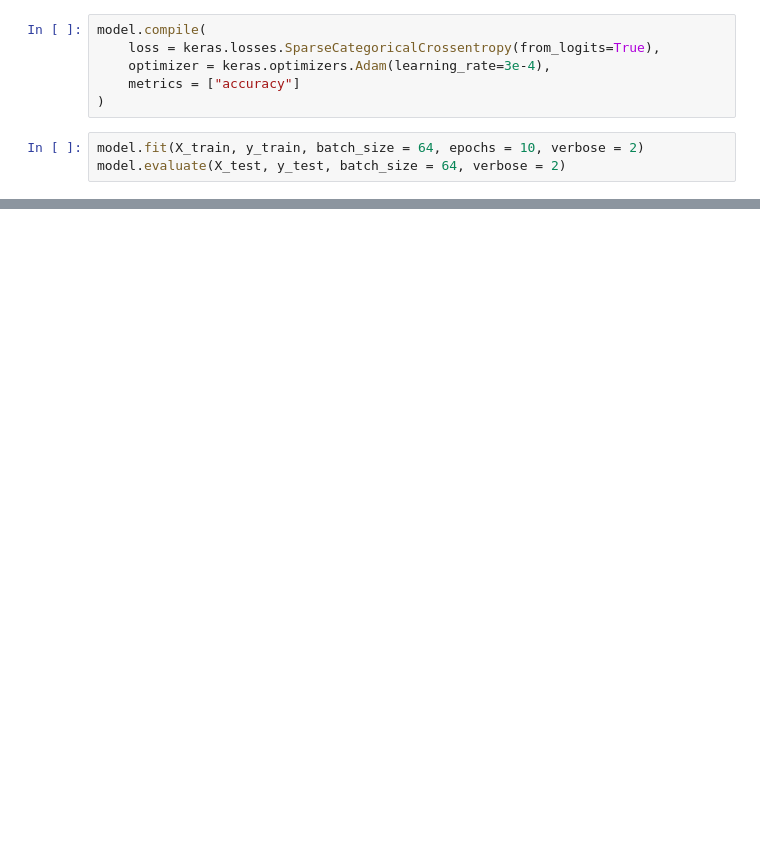
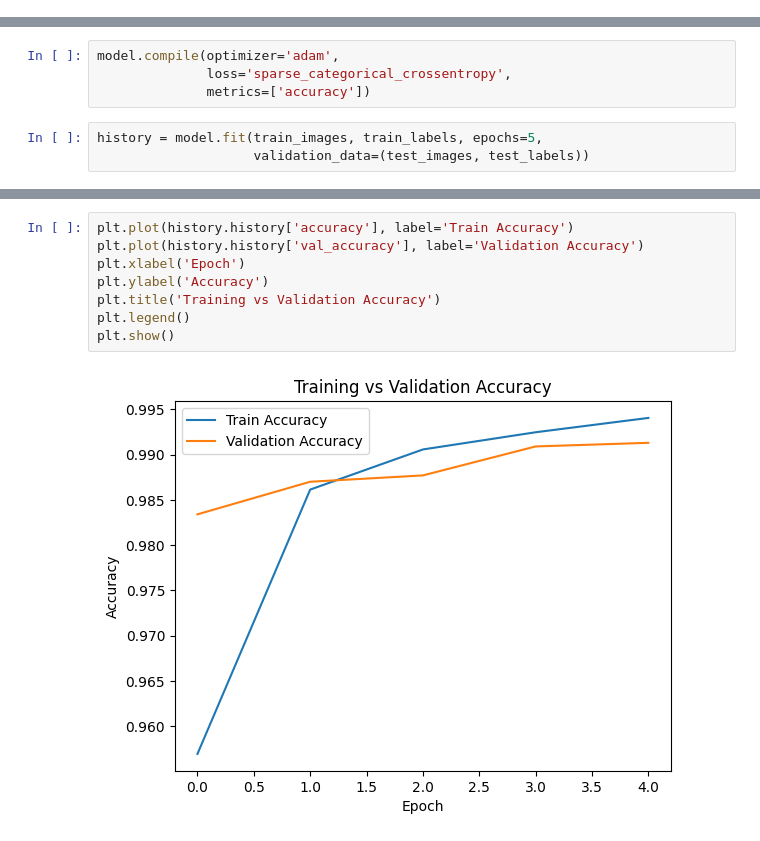
Before and after one commit to benasphy/Deep-Learning, a Jupyter notebook: CNN_Implementation.ipynb, the cells around one changed output, grey strips where cells are left out. Saved outputs shown, nothing was run; the diff lists cells and outputs as text; blank space fills up the shorter version.

```diff
--- a/CNN_Implementation.ipynb
+++ b/CNN_Implementation.ipynb
@@ -59,9 +64,0 @@ None
-# %%
-model.compile(
-    loss = keras.losses.SparseCategoricalCrossentropy(from_logits=True),
-    optimizer = keras.optimizers.Adam(learning_rate=3e-4),
-    metrics = ["accuracy"]
-)
-# %%
-model.fit(X_train, y_train, batch_size = 64, epochs = 10, verbose = 2)
-model.evaluate(X_test, y_test, batch_size = 64, verbose = 2)
@@ -86,0 +65,7 @@ Epoch 10/10
+# %%
+model.compile(optimizer='adam',
+              loss='sparse_categorical_crossentropy',
+              metrics=['accuracy'])
+# %%
+history = model.fit(train_images, train_labels, epochs=5,
+                    validation_data=(test_images, test_labels))
@@ -86,0 +90,10 @@ Epoch 10/10
+# %%
+plt.plot(history.history['accuracy'], label='Train Accuracy')
+plt.plot(history.history['val_accuracy'], label='Validation Accuracy')
+plt.xlabel('Epoch')
+plt.ylabel('Accuracy')
+plt.title('Training vs Validation Accuracy')
+plt.legend()
+plt.show()
+# %% [output]
+[figure, added]
```
Also changed, not shown: parts of 9 cells of this notebook.
